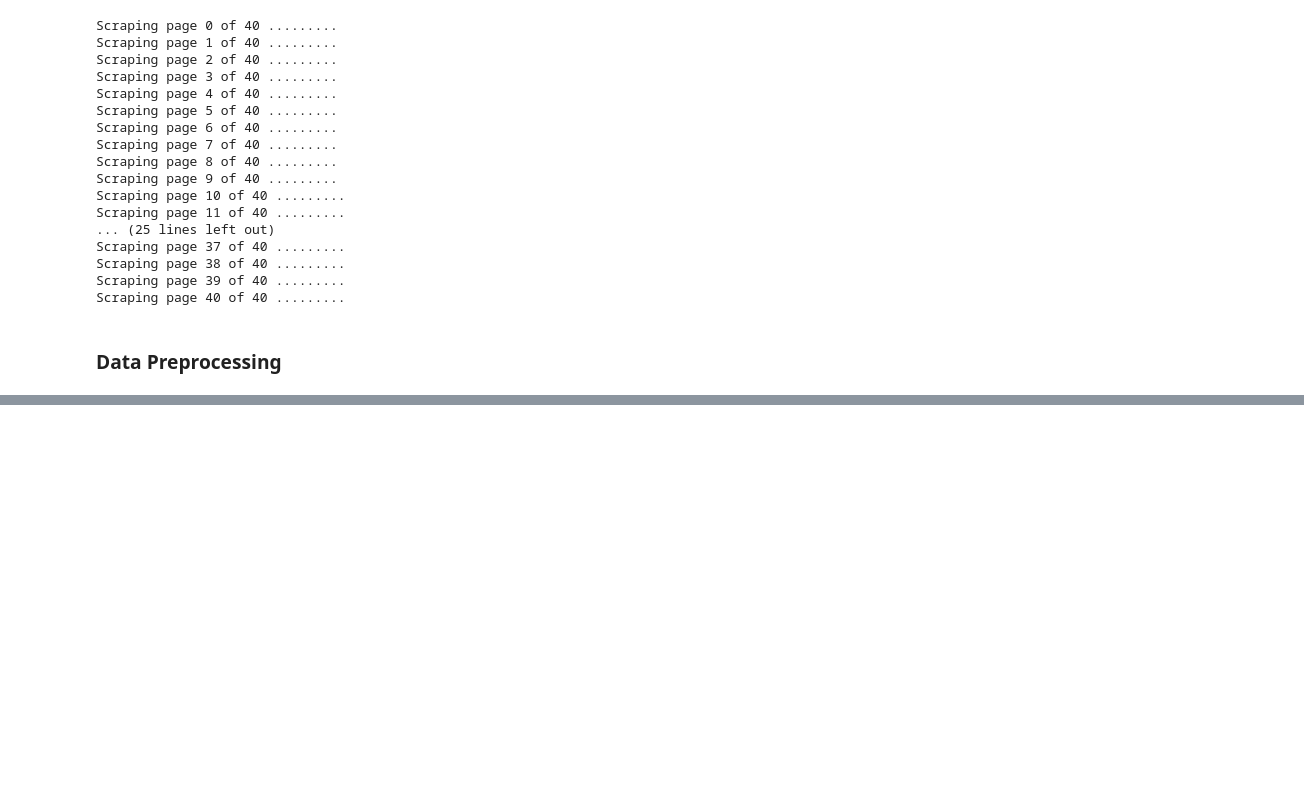
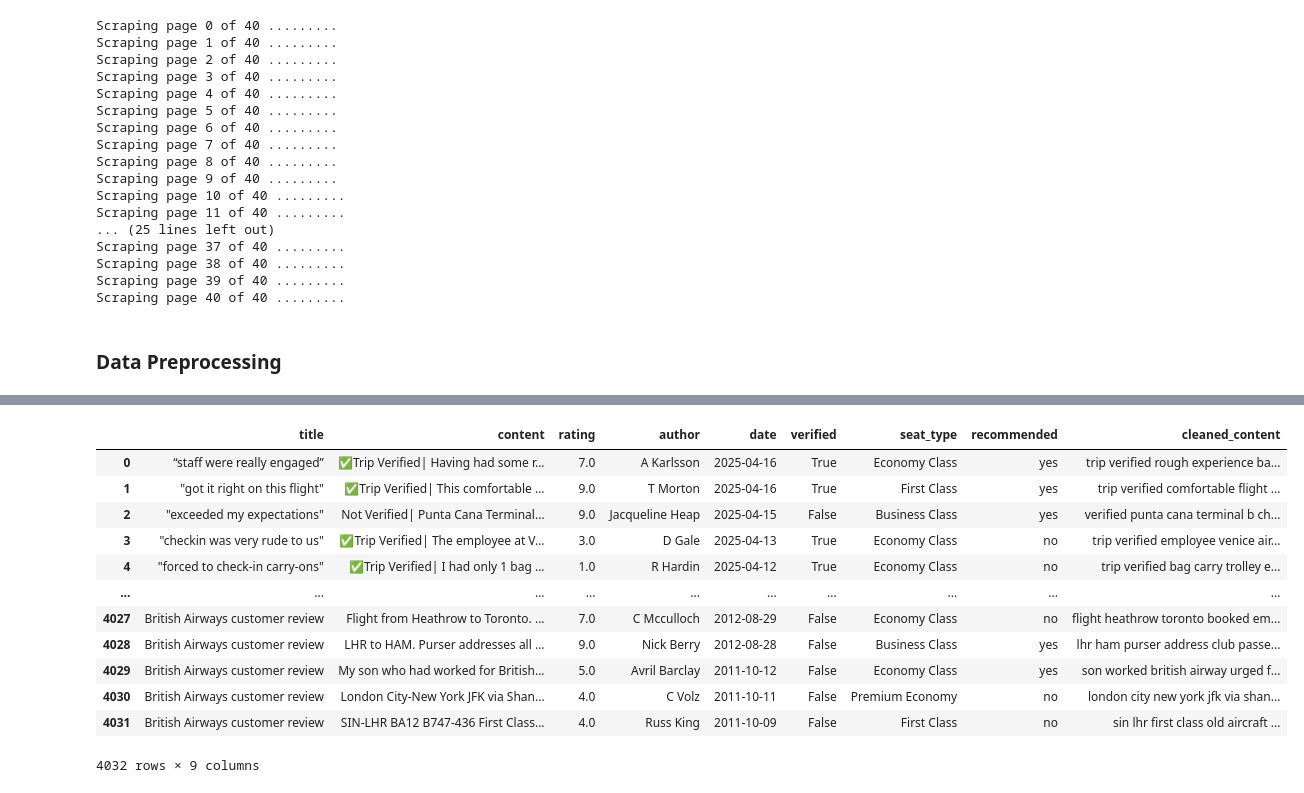
Before and after one commit to Jahdo-Codes/Real-World-Simulation-Projects, a Jupyter notebook: Forage /BA Job Simulation/BA reviews sentiment analysis.ipynb, the cells around one changed output, grey strips where cells are left out. Drawn from its saved outputs; the diff is of its cells as text; code cells hidden in the pictures; blank space fills up the shorter version.

```diff
--- a/Forage /BA Job Simulation/BA reviews sentiment analysis.ipynb
+++ b/Forage /BA Job Simulation/BA reviews sentiment analysis.ipynb
@@ -4,8 +4,21 @@
 from bs4 import BeautifulSoup
 import requests
 import time
+import re
 
 import pandas as pd
 import numpy as np
 import matplotlib.pyplot as plt
 import seaborn as sns
+
+import nltk
+from nltk.corpus import stopwords
+from nltk.stem import WordNetLemmatizer
+from nltk.tokenize import word_tokenize
+
+nltk.download('stopwords')
+nltk.download('punkt')
+nltk.download('wordnet')
+nltk.download('vader_lexicon')
+lemmatizer = WordNetLemmatizer()
+stop_words = stopwords.words('english')
@@ -162,0 +198,18 @@ reduced_df = reviews_df.drop(columns=['aircraft','type_of_traveller','route','da
+# %%
+def clean_text(text):
+    if not isinstance(text, str):
+        return ''
+
+    text = text.lower()
+    text = re.sub(r"[^\w\s]"," ", text)
+
+    tokens = word_tokenize(text)
+    cleaned_tokens = [
+        lemmatizer.lemmatize(word)
+        for word in tokens
+        if word not in stop_words and word.isalpha()
+    ]
+    return ' '.join(cleaned_tokens)
+
+reduced_df['cleaned_content'] = reduced_df['content'].apply(clean_text)
+reduced_df.head()
@@ -162,0 +223,16 @@ reduced_df = reviews_df.drop(columns=['aircraft','type_of_traveller','route','da
+# %%
+reduced_df
+# %% [output]
+|  | title | content | rating | author | date | verified | seat_type | recommended | cleaned_content |
+| 0 | “staff were really engaged” | ✅Trip Verified| Having had some r... | 7.0 | A Karlsson | 2025-04-16 | True | Economy Class | yes | trip verified rough experience ba... |
+| 1 | "got it right on this flight" | ✅Trip Verified| This comfortable ... | 9.0 | T Morton | 2025-04-16 | True | First Class | yes | trip verified comfortable flight ... |
+| 2 | "exceeded my expectations" | Not Verified| Punta Cana Terminal... | 9.0 | Jacqueline Heap | 2025-04-15 | False | Business Class | yes | verified punta cana terminal b ch... |
+| 3 | "checkin was very rude to us" | ✅Trip Verified| The employee at V... | 3.0 | D Gale | 2025-04-13 | True | Economy Class | no | trip verified employee venice air... |
+| 4 | "forced to check-in carry-ons" | ✅Trip Verified| I had only 1 bag ... | 1.0 | R Hardin | 2025-04-12 | True | Economy Class | no | trip verified bag carry trolley e... |
+| ... | ... | ... | ... | ... | ... | ... | ... | ... | ... |
+| 4027 | British Airways customer review | Flight from Heathrow to Toronto. ... | 7.0 | C Mcculloch | 2012-08-29 | False | Economy Class | no | flight heathrow toronto booked em... |
+| 4028 | British Airways customer review | LHR to HAM. Purser addresses all ... | 9.0 | Nick Berry | 2012-08-28 | False | Business Class | yes | lhr ham purser address club passe... |
+| 4029 | British Airways customer review | My son who had worked for British... | 5.0 | Avril Barclay | 2011-10-12 | False | Economy Class | yes | son worked british airway urged f... |
+| 4030 | British Airways customer review | London City-New York JFK via Shan... | 4.0 | C Volz | 2011-10-11 | False | Premium Economy | no | london city new york jfk via shan... |
+| 4031 | British Airways customer review | SIN-LHR BA12 B747-436 First Class... | 4.0 | Russ King | 2011-10-09 | False | First Class | no | sin lhr first class old aircraft ... |
+4032 rows × 9 columns
```
Also changed, not shown: parts of 17 cells of this notebook, 1 other file.
